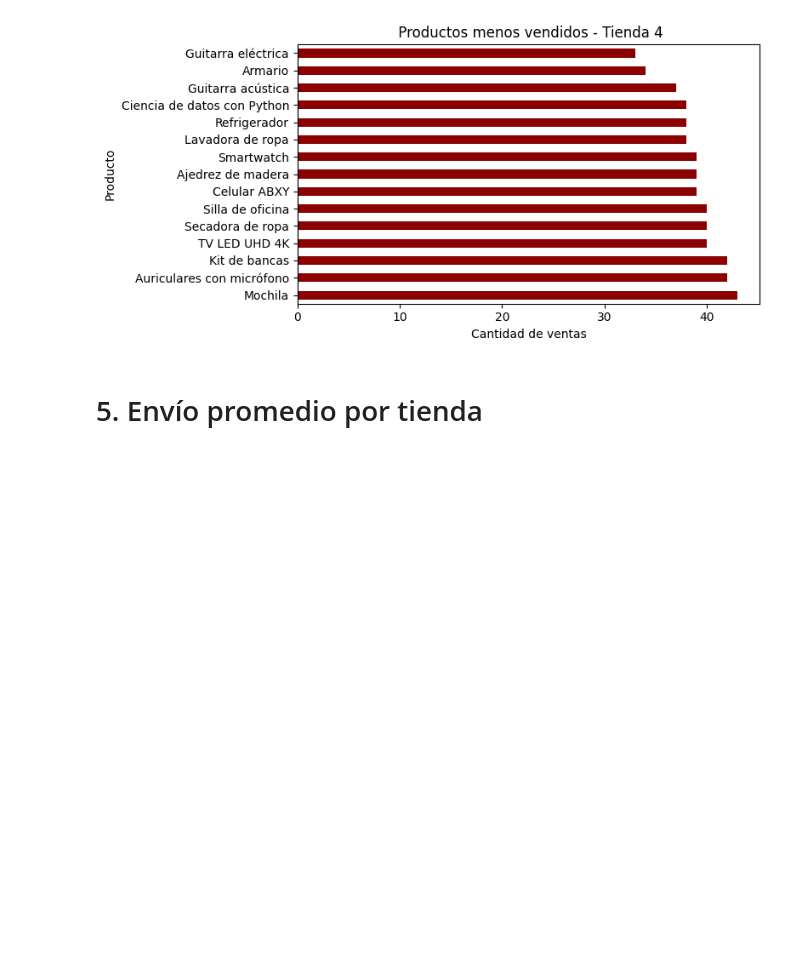
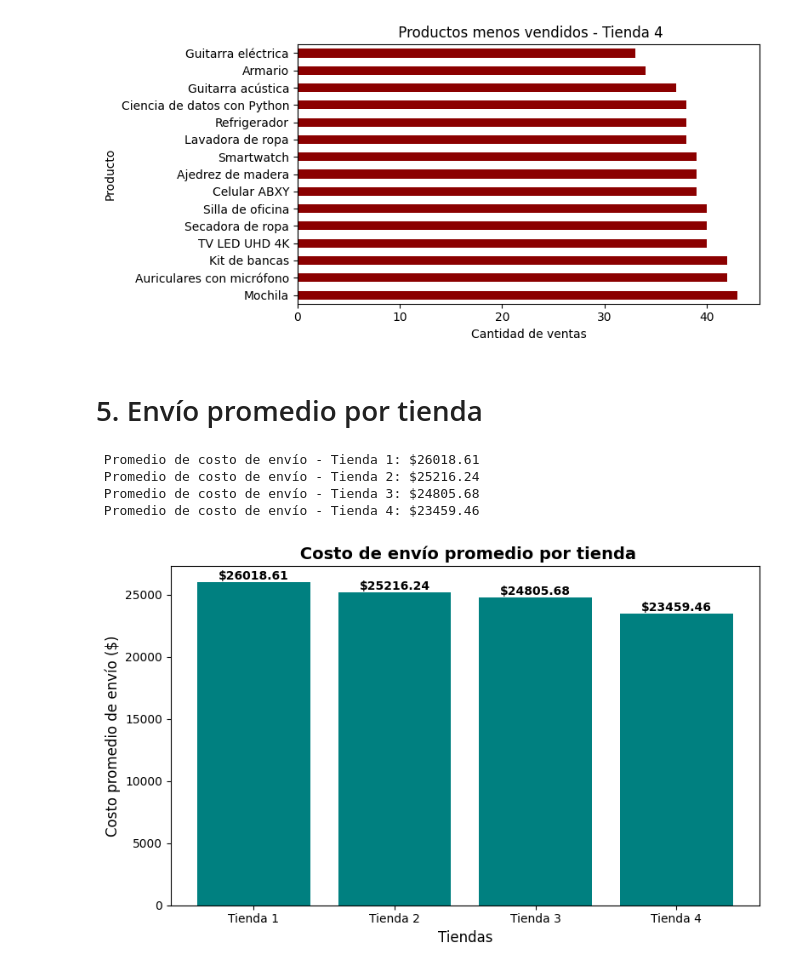
Before and after one commit to MichMDLT/Alura-store-data-science, a Jupyter notebook: AluraStoreLatam.ipynb, the cells around one changed output. Cells and saved outputs as stored; diff of their text form; code cells hidden in the pictures; blank space fills up the shorter version.

```diff
--- a/AluraStoreLatam.ipynb
+++ b/AluraStoreLatam.ipynb
@@ -773,3 +773,35 @@ Candidata a vender.
 [figure]
 # %% [markdown]
 # 5. Envío promedio por tienda
+# %%
+# Calcular el costo de envío promedio por tienda
+promedio_envio_tienda = list(map(lambda x: x['Costo de envío'].mean(), tiendas))
+
+# Mostrar el resultado por tienda
+for i, promedio in enumerate(promedio_envio_tienda, start=1):
+    print(f" Promedio de costo de envío - Tienda {i}: ${promedio:.2f}")
+print()
+
+# Crear gráfico
+plt.figure(figsize=(8, 5))
+bars = plt.bar(tiendas_nombre, promedio_envio_tienda, color='teal')
+
+# Título y etiquetas
+plt.title(' Costo de envío promedio por tienda', fontsize=14, fontweight='bold')
+plt.xlabel('Tiendas', fontsize=12)
+plt.ylabel('Costo promedio de envío ($)', fontsize=12)
+
+# Mostrar valores arriba de cada barra
+for bar in bars:
+    yval = bar.get_height()
+    plt.text(bar.get_x() + bar.get_width()/2, yval + 0.2, f"${yval:.2f}",
+             ha='center', va='bottom', fontsize=10, fontweight='bold')
+
+plt.tight_layout()
+plt.show()
+# %% [output]
+ Promedio de costo de envío - Tienda 1: $26018.61
+ Promedio de costo de envío - Tienda 2: $25216.24
+ Promedio de costo de envío - Tienda 3: $24805.68
+ Promedio de costo de envío - Tienda 4: $23459.46
+[figure, added]
```
Also changed, not shown: parts of 4 cells of this notebook.
